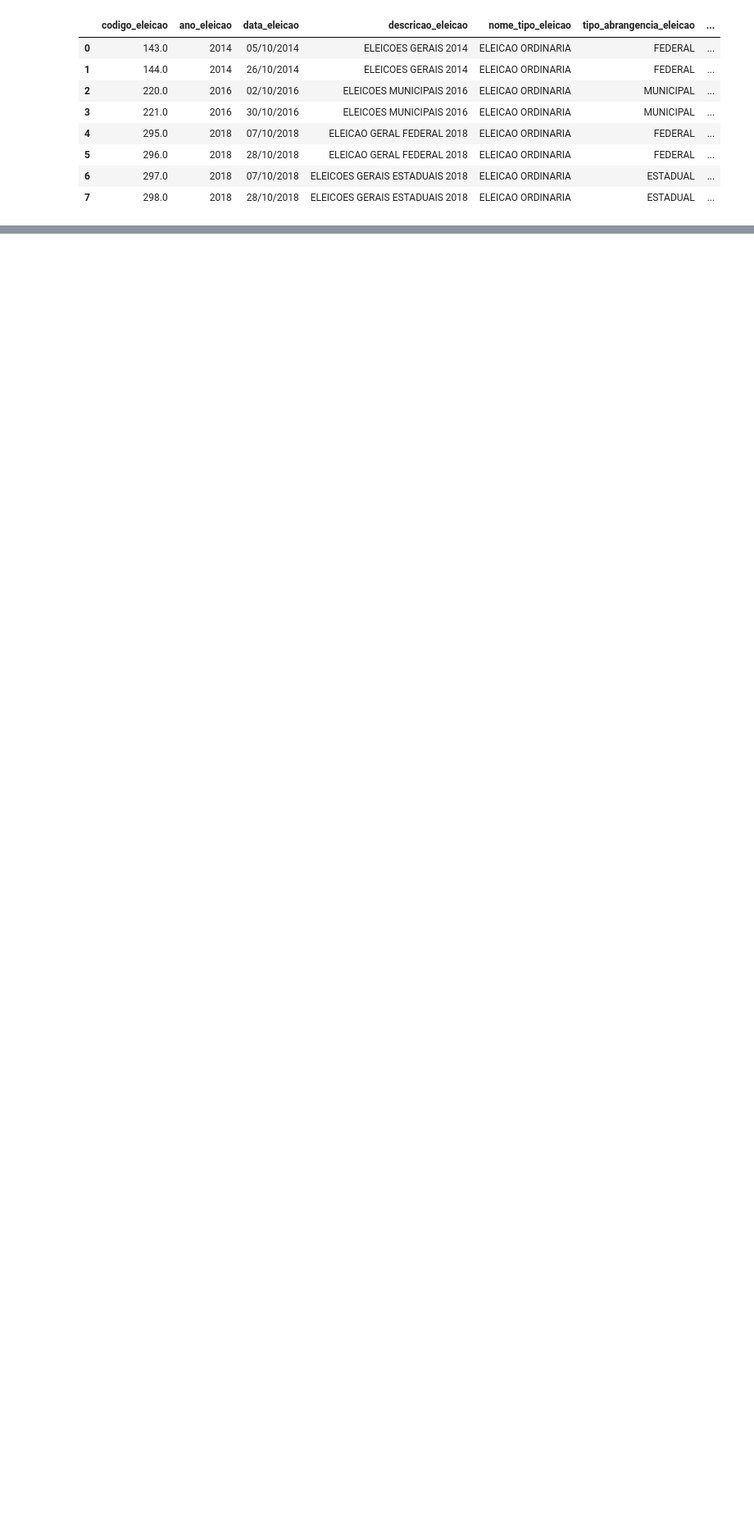
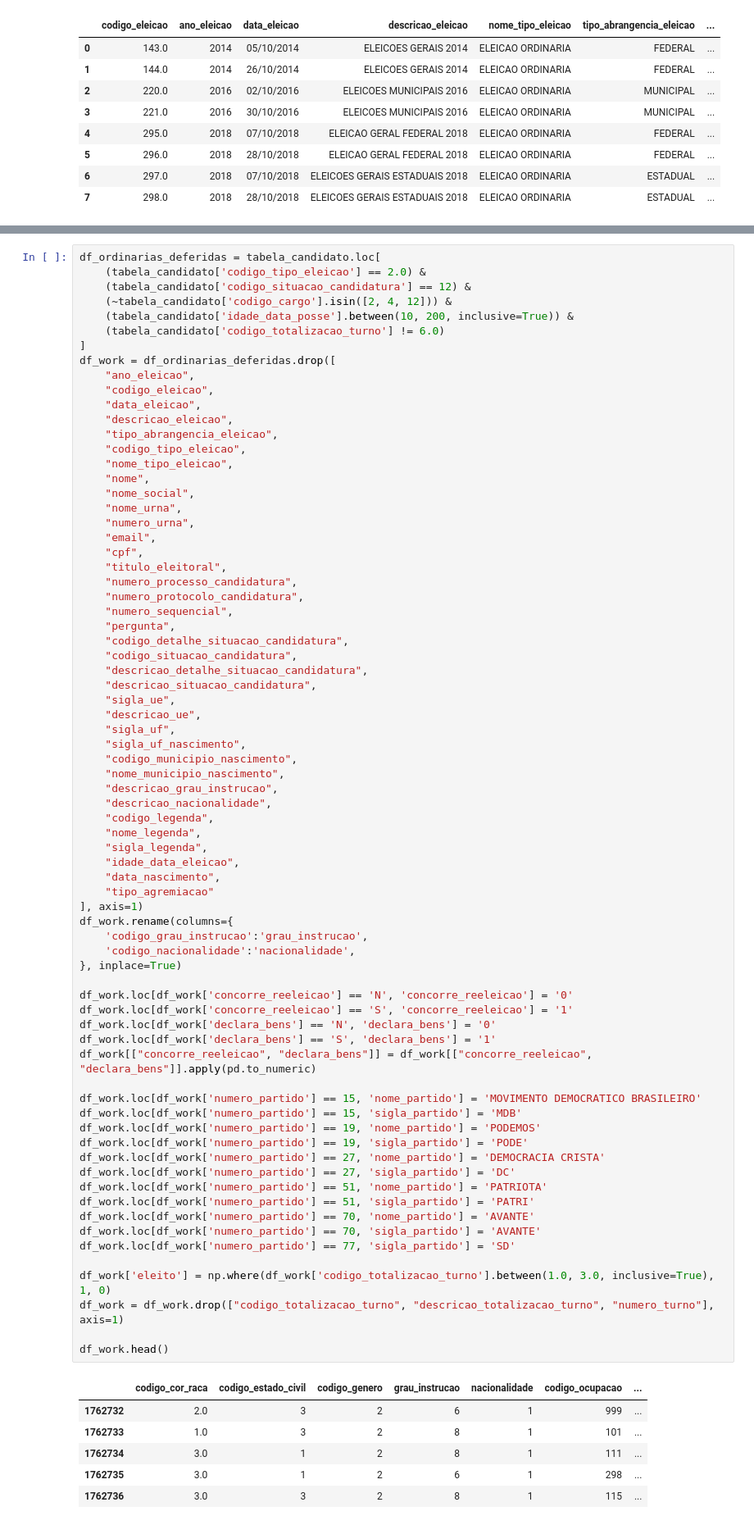
Before and after one commit to EBarbara/analise-eleicoes, a Jupyter notebook: Exploratory.ipynb, the cells around one changed output, grey strips where cells are left out. Shown at 82% size. Drawn from its saved outputs; the diff is of its cells as text; blank space fills up the shorter version.

```diff
--- a/Exploratory.ipynb
+++ b/Exploratory.ipynb
@@ -204,0 +156,80 @@ df_deputado_2018\
+# %%
+df_ordinarias_deferidas = tabela_candidato.loc[
+    (tabela_candidato['codigo_tipo_eleicao'] == 2.0) &
+    (tabela_candidato['codigo_situacao_candidatura'] == 12) &
+    (~tabela_candidato['codigo_cargo'].isin([2, 4, 12])) &
+    (tabela_candidato['idade_data_posse'].between(10, 200, inclusive=True)) &
+    (tabela_candidato['codigo_totalizacao_turno'] != 6.0)
+]
+df_work = df_ordinarias_deferidas.drop([
+    "ano_eleicao",
+    "codigo_eleicao",
+    "data_eleicao",
+    "descricao_eleicao",
+    "tipo_abrangencia_eleicao",
+    "codigo_tipo_eleicao",
+    "nome_tipo_eleicao",
+    "nome",
+    "nome_social",
+    "nome_urna",
+    "numero_urna",
+    "email",
+    "cpf",
+    "titulo_eleitoral",
+    "numero_processo_candidatura",
+    "numero_protocolo_candidatura",
+    "numero_sequencial",
+    "pergunta",
+    "codigo_detalhe_situacao_candidatura",
+    "codigo_situacao_candidatura",
+    "descricao_detalhe_situacao_candidatura",
+    "descricao_situacao_candidatura",
+    "sigla_ue",
+    "descricao_ue",
+    "sigla_uf",
+    "sigla_uf_nascimento",
+    "codigo_municipio_nascimento",
+    "nome_municipio_nascimento",
+    "descricao_grau_instrucao",
+    "descricao_nacionalidade",
+    "codigo_legenda",
+    "nome_legenda",
+    "sigla_legenda",
+    "idade_data_eleicao",
+    "data_nascimento",
+    "tipo_agremiacao"
+], axis=1)
+df_work.rename(columns={
+    'codigo_grau_instrucao':'grau_instrucao',
+    'codigo_nacionalidade':'nacionalidade',
+}, inplace=True)
+
+df_work.loc[df_work['concorre_reeleicao'] == 'N', 'concorre_reeleicao'] = '0'
+df_work.loc[df_work['concorre_reeleicao'] == 'S', 'concorre_reeleicao'] = '1'
+df_work.loc[df_work['declara_bens'] == 'N', 'declara_bens'] = '0'
+df_work.loc[df_work['declara_bens'] == 'S', 'declara_bens'] = '1'
+df_work[["concorre_reeleicao", "declara_bens"]] = df_work[["concorre_reeleicao", "declara_bens"]].apply(pd.to_numeric)
+
+df_work.loc[df_work['numero_partido'] == 15, 'nome_partido'] = 'MOVIMENTO DEMOCRATICO BRASILEIRO'
+df_work.loc[df_work['numero_partido'] == 15, 'sigla_partido'] = 'MDB'
+df_work.loc[df_work['numero_partido'] == 19, 'nome_partido'] = 'PODEMOS'
+df_work.loc[df_work['numero_partido'] == 19, 'sigla_partido'] = 'PODE'
+df_work.loc[df_work['numero_partido'] == 27, 'nome_partido'] = 'DEMOCRACIA CRISTA'
+df_work.loc[df_work['numero_partido'] == 27, 'sigla_partido'] = 'DC'
+df_work.loc[df_work['numero_partido'] == 51, 'nome_partido'] = 'PATRIOTA'
+df_work.loc[df_work['numero_partido'] == 51, 'sigla_partido'] = 'PATRI'
+df_work.loc[df_work['numero_partido'] == 70, 'nome_partido'] = 'AVANTE'
+df_work.loc[df_work['numero_partido'] == 70, 'sigla_partido'] = 'AVANTE'
+df_work.loc[df_work['numero_partido'] == 77, 'sigla_partido'] = 'SD'
+
+df_work['eleito'] = np.where(df_work['codigo_totalizacao_turno'].between(1.0, 3.0, inclusive=True), 1, 0)
+df_work = df_work.drop(["codigo_totalizacao_turno", "descricao_totalizacao_turno", "numero_turno"], axis=1)
+
+df_work.head()
+# %% [output]
+|  | codigo_cor_raca | codigo_estado_civil | codigo_genero | grau_instrucao | nacionalidade | codigo_ocupacao | ... |
+| 1762732 | 2.0 | 3 | 2 | 6 | 1 | 999 | ... |
+| 1762733 | 1.0 | 3 | 2 | 8 | 1 | 101 | ... |
+| 1762734 | 3.0 | 1 | 2 | 8 | 1 | 111 | ... |
+| 1762735 | 3.0 | 1 | 2 | 6 | 1 | 298 | ... |
+| 1762736 | 3.0 | 3 | 2 | 8 | 1 | 115 | ... |
```
Also changed, not shown: parts of 25 cells of this notebook.
